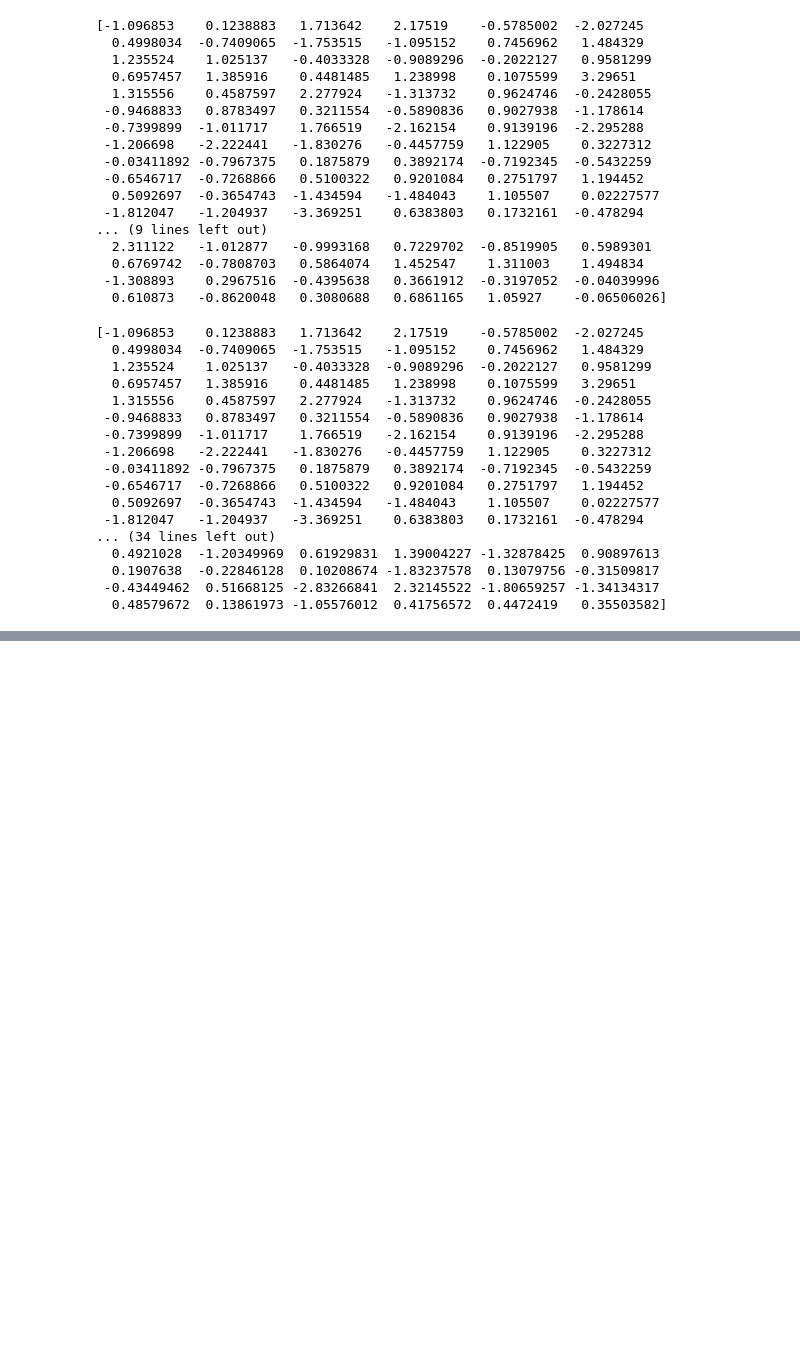
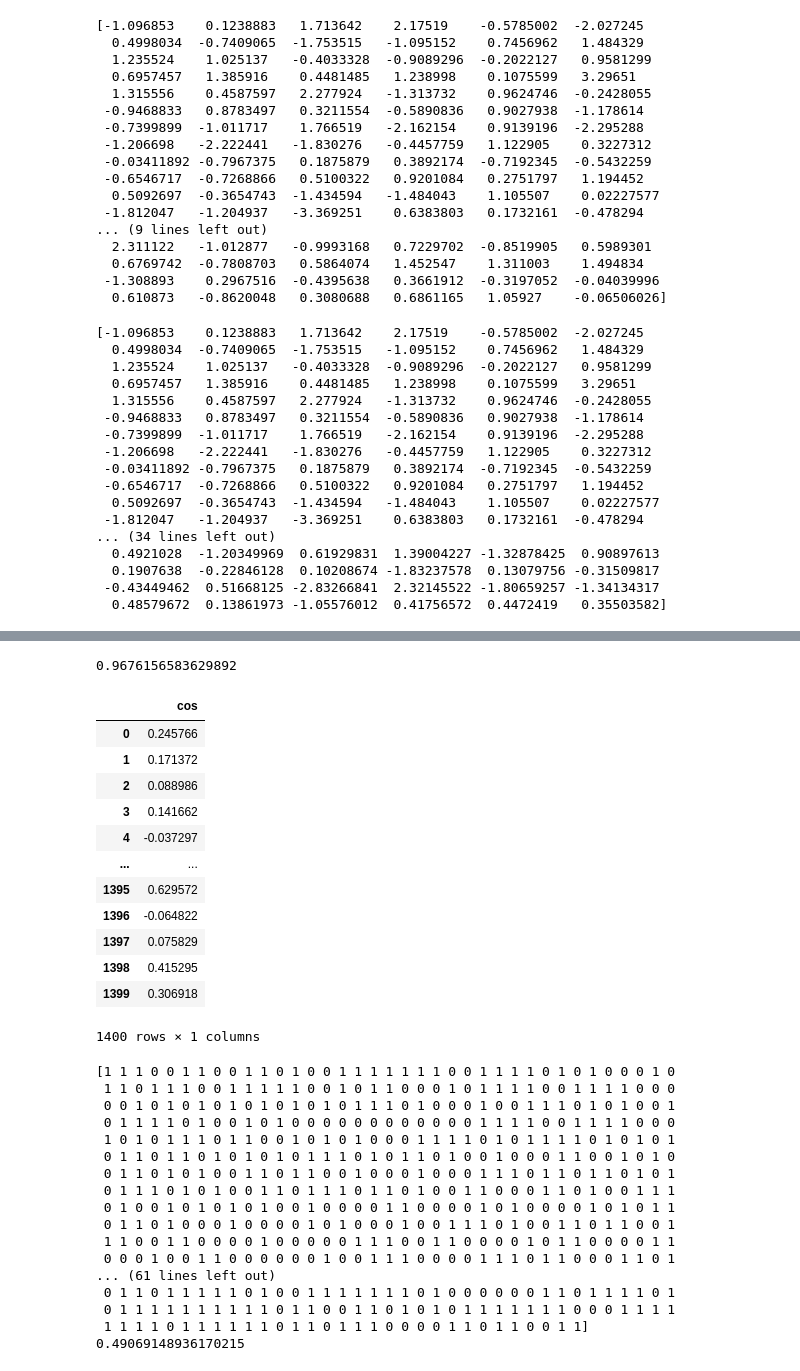
Before and after one commit to superkink3124/Word-Similarity, a Jupyter notebook: task/task3.ipynb, the cells around one changed output, grey strips where cells are left out. Cells and saved outputs as stored; diff of their text form; code cells hidden in the pictures; blank space fills up the shorter version.

```diff
--- a/task/task3.ipynb
+++ b/task/task3.ipynb
@@ -168,0 +249,51 @@ average F1-score:  0.9203893484611866
+# %%
+from sklearn.metrics import f1_score
+from sklearn.svm import SVC
+clf = MLPClassifier(hidden_layer_sizes=(2, 1),
+                                       solver='adam',
+                                       learning_rate='invscaling',
+                                       learning_rate_init=0.1,
+                                       max_iter=1000,
+                                       shuffle=True)
+clf.fit(X, y)
+print(f1_score(clf.predict(X), y))
+# %% [output]
+0.9676156583629892
+# %%
+display(X_test)
+np.set_printoptions(threshold=10000000)
+
+print(y_test)
+print(clf.predict(X_test))
+print(f1_score(clf.predict(X_test), y_test))
+# %% [output]
+|  | cos |
+| 0 | 0.245766 |
+| 1 | 0.171372 |
+| 2 | 0.088986 |
+| 3 | 0.141662 |
+| 4 | -0.037297 |
+| ... | ... |
+| 1395 | 0.629572 |
+| 1396 | -0.064822 |
+| 1397 | 0.075829 |
+| 1398 | 0.415295 |
+| 1399 | 0.306918 |
+1400 rows × 1 columns
+[1 1 1 0 0 1 1 0 0 1 1 0 1 0 0 1 1 1 1 1 1 1 0 0 1 1 1 1 0 1 0 1 0 0 0 1 0
+ 1 1 0 1 1 1 0 0 1 1 1 1 1 0 0 1 0 1 1 0 0 0 1 0 1 1 1 1 0 0 1 1 1 1 0 0 0
+ 0 0 1 0 1 0 1 0 1 0 1 0 1 0 1 0 1 1 1 0 1 0 0 0 1 0 0 1 1 1 0 1 0 1 0 0 1
+ 0 1 1 1 1 0 1 0 0 1 0 1 0 0 0 0 0 0 0 0 0 0 0 0 1 1 1 1 0 0 1 1 1 1 0 0 0
+ 1 0 1 0 1 1 1 0 1 1 0 0 1 0 1 0 1 0 0 0 1 1 1 1 0 1 0 1 1 1 1 0 1 0 1 0 1
+ 0 1 1 0 1 1 0 1 0 1 0 1 0 1 1 1 0 1 0 1 1 0 1 0 0 1 0 0 0 1 1 0 0 1 0 1 0
+ 0 1 1 0 1 0 1 0 0 1 1 0 1 1 0 0 1 0 0 0 1 0 0 0 1 1 1 0 1 1 0 1 1 0 1 0 1
+ 0 1 1 1 0 1 0 1 0 0 1 1 0 1 1 1 0 1 1 0 1 0 0 1 1 0 0 0 1 1 0 1 0 0 1 1 1
+ 0 1 0 0 1 0 1 0 1 0 1 0 0 1 0 0 0 0 1 1 0 0 0 0 1 0 1 0 0 0 0 1 0 1 0 1 1
+ 0 1 1 0 1 0 0 0 1 0 0 0 0 1 0 1 0 0 0 1 0 0 1 1 1 0 1 0 0 1 1 0 1 1 0 0 1
+ 1 1 0 0 1 1 0 0 0 0 1 0 0 0 0 0 1 1 1 0 0 1 1 0 0 0 0 1 0 1 1 0 0 0 0 1 1
+ 0 0 0 1 0 0 1 1 0 0 0 0 0 0 1 0 0 1 1 1 0 0 0 0 1 1 1 0 1 1 0 0 0 1 1 0 1
+... (61 lines left out)
+ 0 1 1 0 1 1 1 1 1 0 1 0 0 1 1 1 1 1 1 1 0 1 0 0 0 0 0 0 1 1 0 1 1 1 1 0 1
+ 0 1 1 1 1 1 1 1 1 1 1 0 1 1 0 0 1 1 0 1 0 1 0 1 1 1 1 1 1 1 0 0 0 1 1 1 1
+ 1 1 1 1 0 1 1 1 1 1 1 0 1 1 0 1 1 1 0 0 0 0 1 1 0 1 1 0 0 1 1]
+0.49069148936170215
```
Also changed, not shown: parts of 5 cells of this notebook.
